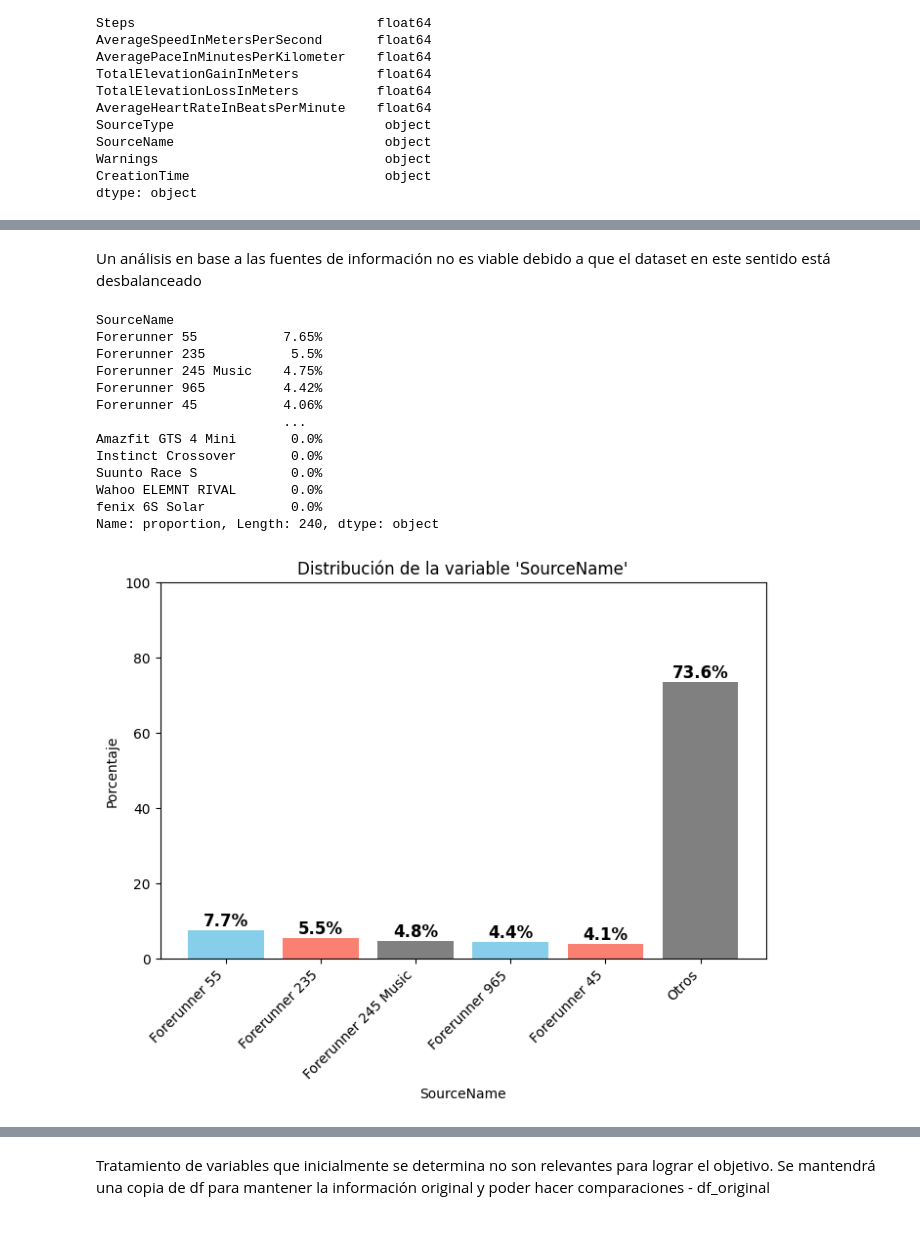
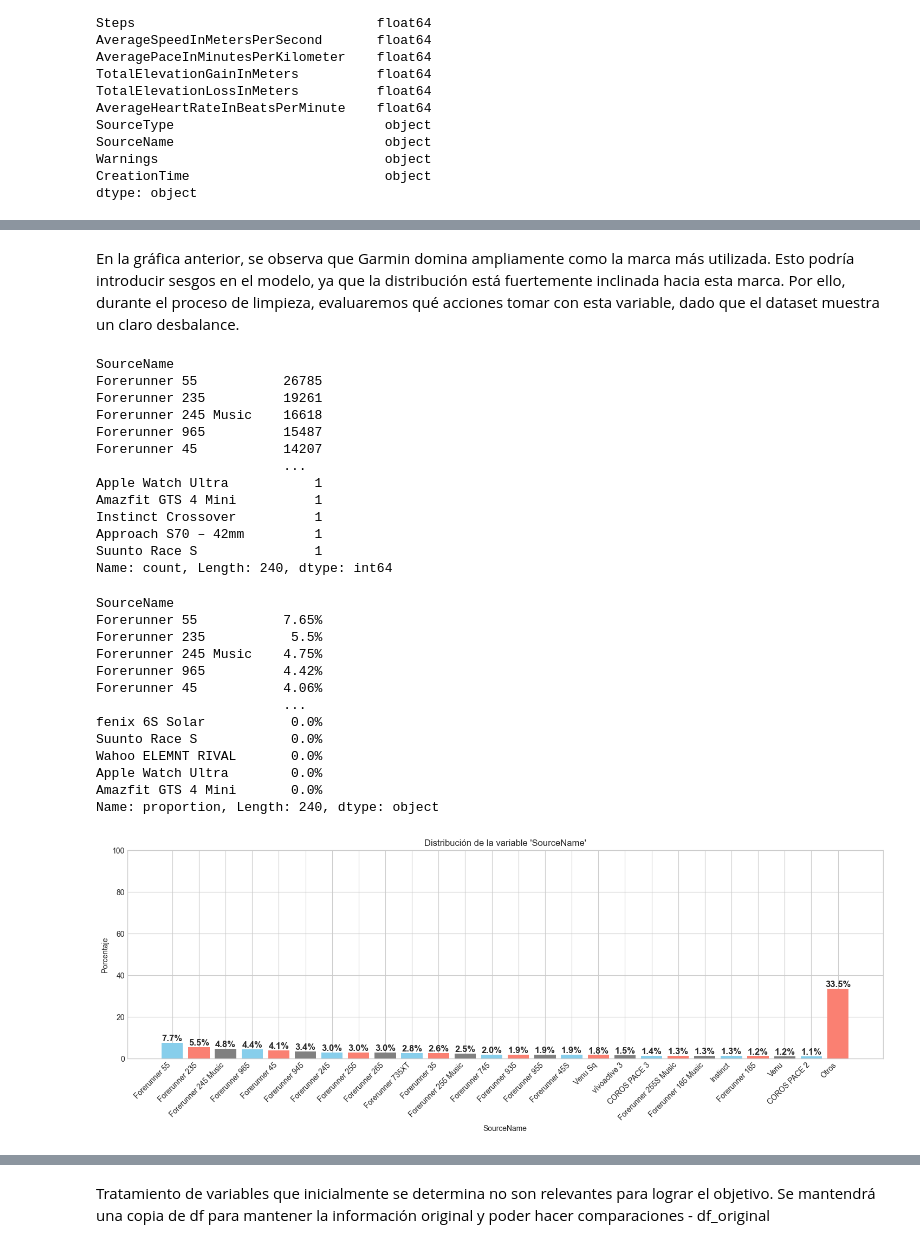
Before and after one commit to lauraich/running_anomalies_detection_data_analysis, a Jupyter notebook: Proyecto_final_analisis_de_datos_I.ipynb, the cells around one changed output, grey strips where cells are left out. Saved outputs shown, nothing was run; the diff lists cells and outputs as text; code cells hidden in the pictures.

Commit message:
Update analysis and models for improved data insights

```diff
--- a/Proyecto_final_analisis_de_datos_I.ipynb
+++ b/Proyecto_final_analisis_de_datos_I.ipynb
@@ -6,4 +6,6 @@ import seaborn as sns
 import matplotlib.pyplot as plt
 import numpy as np
 from sklearn.impute import KNNImputer
+
+plt.style.use('seaborn-v0_8-whitegrid')
 # %% [markdown]
@@ -161,0 +170,27 @@ df.describe()
+# %%
+# Análisis de la variable Name
+print(df['Name'].value_counts())
+
+porcentajes = (df.value_counts('Name', normalize=True) * 100).round(2)
+
+porcentajes.sort_values(ascending=False, inplace=True)
+
+umbral = 0.5
+categorias_importantes = porcentajes[porcentajes >= umbral]
+otros = porcentajes[porcentajes < umbral].sum()
+if otros > 0:
+    categorias_importantes["Otros"] = otros
+
+plt.figure(figsize=(18, 5))
+bars = plt.bar(categorias_importantes.index, categorias_importantes, color=['skyblue', 'salmon', 'gray'])
+
+for bar, porcentaje in zip(bars, categorias_importantes):
+    plt.text(bar.get_x() + bar.get_width()/2, bar.get_height(), f'{porcentaje:.1f}%',
+             ha='center', va='bottom', fontsize=12, fontweight='bold')
+
+plt.xlabel("Name")
+plt.ylabel("Porcentaje")
+plt.title("Distribución de la variable 'Name'")
+plt.xticks(rotation=45, ha='right')
+plt.ylim(0, 100)
+plt.show()
@@ -191,42 +274,59 @@ plt.show()
-# %% [markdown]
-Un análisis en base a las fuentes de información no es viable debido a que el dataset en este sentido está desbalanceado
+# %% [markdown]
+En la gráfica anterior, se observa que Garmin domina ampliamente como la marca más utilizada. Esto podría introducir sesgos en el modelo, ya que la distribución está fuertemente inclinada hacia esta marca. Por ello, durante el proceso de limpieza, evaluaremos qué acciones tomar con esta variable, dado que el dataset muestra un claro desbalance.
 # %%
+# Análisis de la variable SourceName
+print(df['SourceName'].value_counts())
 (df.value_counts('SourceName', normalize=True) * 100).round(2).astype(str) + '%'
 # %% [output]
 SourceName
-Forerunner 55           7.65%
-Forerunner 235           5.5%
-Forerunner 245 Music    4.75%
-Forerunner 965          4.42%
-Forerunner 45           4.06%
+Forerunner 55           26785
+Forerunner 235          19261
+Forerunner 245 Music    16618
+Forerunner 965          15487
+Forerunner 45           14207
                         ...
-Amazfit GTS 4 Mini       0.0%
-Instinct Crossover       0.0%
-Suunto Race S            0.0%
-Wahoo ELEMNT RIVAL       0.0%
-fenix 6S Solar           0.0%
-Name: proportion, Length: 240, dtype: object
+Apple Watch Ultra           1
+Amazfit GTS 4 Mini          1
+Instinct Crossover          1
+Approach S70 – 42mm         1
+Suunto Race S               1
+Name: count, Length: 240, dtype: int64
+SourceName
+Forerunner 55           7.65%
+Forerunner 235           5.5%
+Forerunner 245 Music    4.75%
+Forerunner 965          4.42%
+Forerunner 45           4.06%
+                        ...
+fenix 6S Solar           0.0%
+Suunto Race S            0.0%
+Wahoo ELEMNT RIVAL       0.0%
+Apple Watch Ultra        0.0%
+Amazfit GTS 4 Mini       0.0%
+Name: proportion, Length: 240, dtype: object
 # %%
 porcentajes = (df.value_counts('SourceName', normalize=True) * 100).round(2)
 
-umbral = 4
+porcentajes.sort_values(ascending=False, inplace=True)
+
+umbral = 1
 categorias_importantes = porcentajes[porcentajes >= umbral]
 otros = porcentajes[porcentajes < umbral].sum()
 if otros > 0:
     categorias_importantes["Otros"] = otros
 
-plt.figure(figsize=(8, 5))
+plt.figure(figsize=(18, 5))
 bars = plt.bar(categorias_importantes.index, categorias_importantes, color=['skyblue', 'salmon', 'gray'])
 
 for bar, porcentaje in zip(bars, categorias_importantes):
     plt.text(bar.get_x() + bar.get_width()/2, bar.get_height(), f'{porcentaje:.1f}%',
              ha='center', va='bottom', fontsize=12, fontweight='bold')
 
 plt.xlabel("SourceName")
 plt.ylabel("Porcentaje")
 plt.title("Distribución de la variable 'SourceName'")
 plt.xticks(rotation=45, ha='right')
 plt.ylim(0, 100)
 plt.show()
 # %% [output]
-[figure, old version]
+[figure, new version]
```
Also changed, not shown: parts of 91 cells of this notebook.
